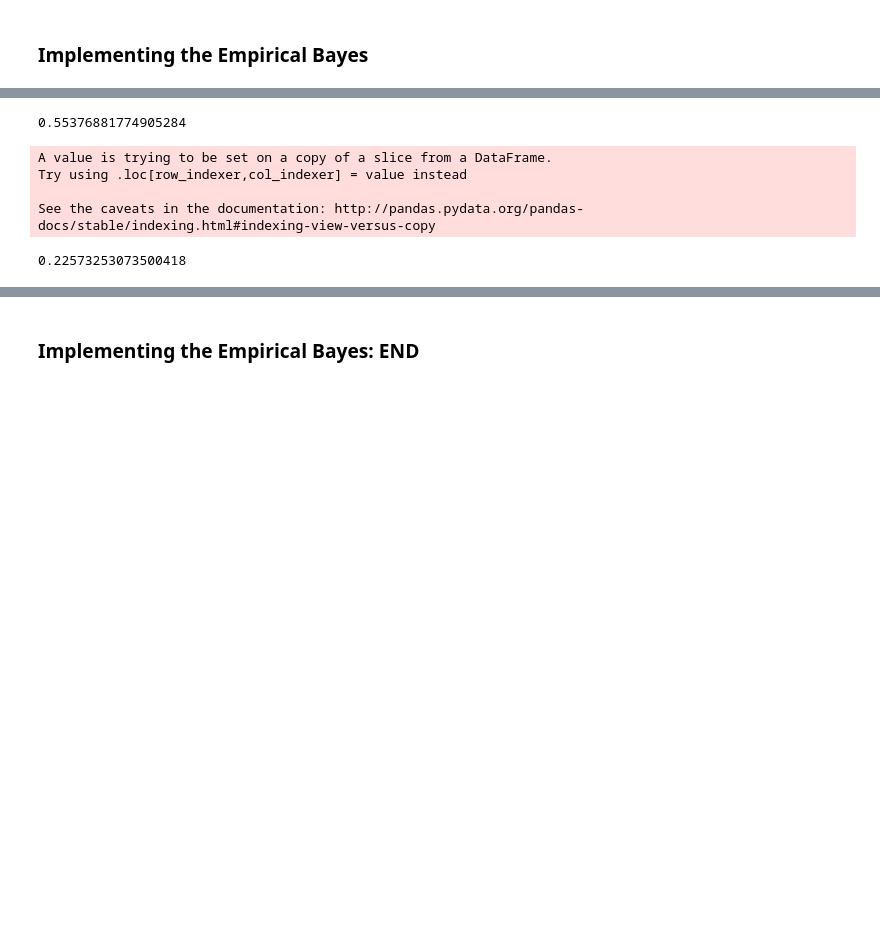
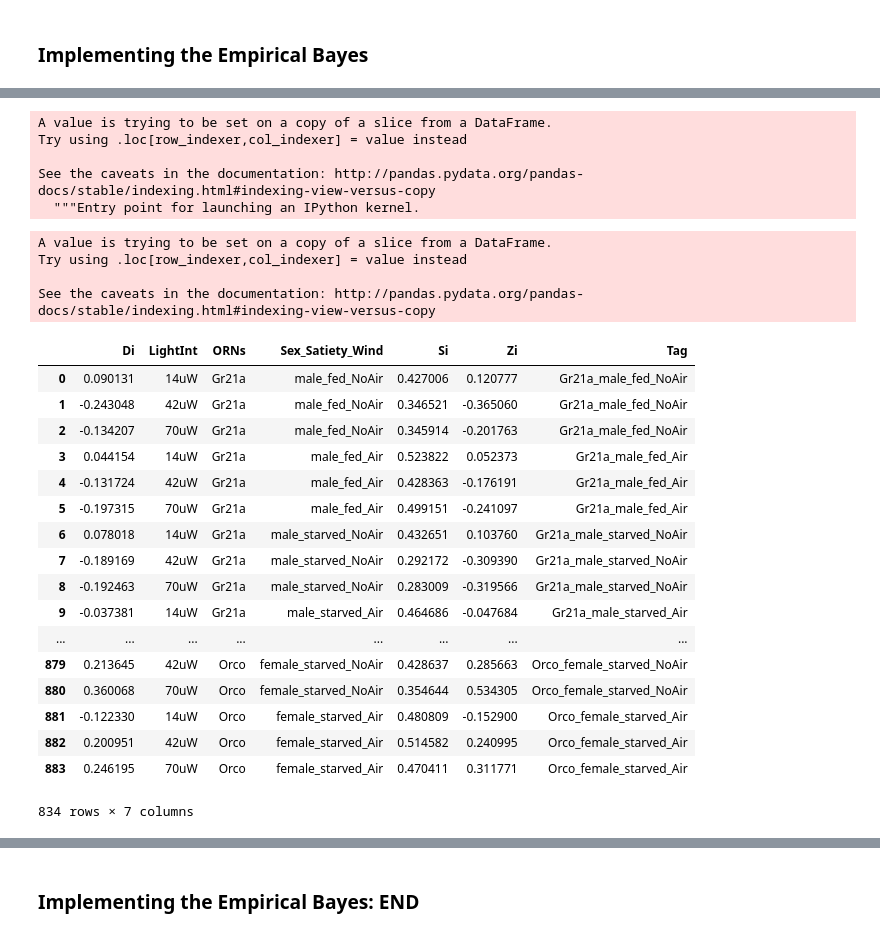
Before and after one commit to ttumkaya/WALiSuite_V2.0, a Jupyter notebook: WALiSuite_GenerateSummaryPlots.ipynb, the cells around one changed output, grey strips where cells are left out. Drawn from its saved outputs; the diff is of its cells as text; code cells hidden in the pictures; blank space fills up the shorter version.

```diff
--- a/WALiSuite_GenerateSummaryPlots.ipynb
+++ b/WALiSuite_GenerateSummaryPlots.ipynb
@@ -192,10 +251,14 @@ A value is trying to be set on a copy of a slice from a DataFrame.
 Try using .loc[row_indexer,col_indexer] = value instead
 
 See the caveats in the documentation: http://pandas.pydata.org/pandas-docs/stable/indexing.html#indexing-view-versus-copy
-# %%
-np.percentile(Z_scores_df_dropna['Si'], 90)
-# %% [output]
-0.55376881774905284
+# %%
+Z_scores_df_dropna['Tag'] = Z_scores_df_dropna['ORNs'] + '_' + Z_scores_df_dropna['Sex_Satiety_Wind']
+# %% [output]
+A value is trying to be set on a copy of a slice from a DataFrame.
+Try using .loc[row_indexer,col_indexer] = value instead
+
+See the caveats in the documentation: http://pandas.pydata.org/pandas-docs/stable/indexing.html#indexing-view-versus-copy
+  """Entry point for launching an IPython kernel.
 # %%
 male_fed_noair = Z_scores_df_dropna[Z_scores_df_dropna['Sex_Satiety_Wind'] == 'male_fed_NoAir']
 # %%
@@ -206,4 +269,27 @@ A value is trying to be set on a copy of a slice from a DataFrame.
 Try using .loc[row_indexer,col_indexer] = value instead
 
 See the caveats in the documentation: http://pandas.pydata.org/pandas-docs/stable/indexing.html#indexing-view-versus-copy
+# %%
+##Drop Gr66a, EBprot blows up otherwise
+a = Z_scores_df_dropna[Z_scores_df_dropna['ORNs'] != 'Gr66a']
+a
+# %% [output]
+|  | Di | LightInt | ORNs | Sex_Satiety_Wind | Si | Zi | Tag |
+| 0 | 0.090131 | 14uW | Gr21a | male_fed_NoAir | 0.427006 | 0.120777 | Gr21a_male_fed_NoAir |
+| 1 | -0.243048 | 42uW | Gr21a | male_fed_NoAir | 0.346521 | -0.365060 | Gr21a_male_fed_NoAir |
+| 2 | -0.134207 | 70uW | Gr21a | male_fed_NoAir | 0.345914 | -0.201763 | Gr21a_male_fed_NoAir |
+| 3 | 0.044154 | 14uW | Gr21a | male_fed_Air | 0.523822 | 0.052373 | Gr21a_male_fed_Air |
+| 4 | -0.131724 | 42uW | Gr21a | male_fed_Air | 0.428363 | -0.176191 | Gr21a_male_fed_Air |
+| 5 | -0.197315 | 70uW | Gr21a | male_fed_Air | 0.499151 | -0.241097 | Gr21a_male_fed_Air |
+| 6 | 0.078018 | 14uW | Gr21a | male_starved_NoAir | 0.432651 | 0.103760 | Gr21a_male_starved_NoAir |
+| 7 | -0.189169 | 42uW | Gr21a | male_starved_NoAir | 0.292172 | -0.309390 | Gr21a_male_starved_NoAir |
+| 8 | -0.192463 | 70uW | Gr21a | male_starved_NoAir | 0.283009 | -0.319566 | Gr21a_male_starved_NoAir |
+| 9 | -0.037381 | 14uW | Gr21a | male_starved_Air | 0.464686 | -0.047684 | Gr21a_male_starved_Air |
+| ... | ... | ... | ... | ... | ... | ... | ... |
+| 879 | 0.213645 | 42uW | Orco | female_starved_NoAir | 0.428637 | 0.285663 | Orco_female_starved_NoAir |
+| 880 | 0.360068 | 70uW | Orco | female_starved_NoAir | 0.354644 | 0.534305 | Orco_female_starved_NoAir |
+| 881 | -0.122330 | 14uW | Orco | female_starved_Air | 0.480809 | -0.152900 | Orco_female_starved_Air |
+| 882 | 0.200951 | 42uW | Orco | female_starved_Air | 0.514582 | 0.240995 | Orco_female_starved_Air |
+| 883 | 0.246195 | 70uW | Orco | female_starved_Air | 0.470411 | 0.311771 | Orco_female_starved_Air |
+834 rows × 7 columns
 # %%
@@ -216,5 +296,0 @@ for i in Z_scores_df_dropna['Di']:
-# %%
-x = Z_scores_df_dropna['Di'].append(Z_scores_df_dropna['Si'])
-x.mean()
-# %% [output]
-0.22573253073500418
```
Also changed, not shown: parts of 37 cells of this notebook, 2 other files.
